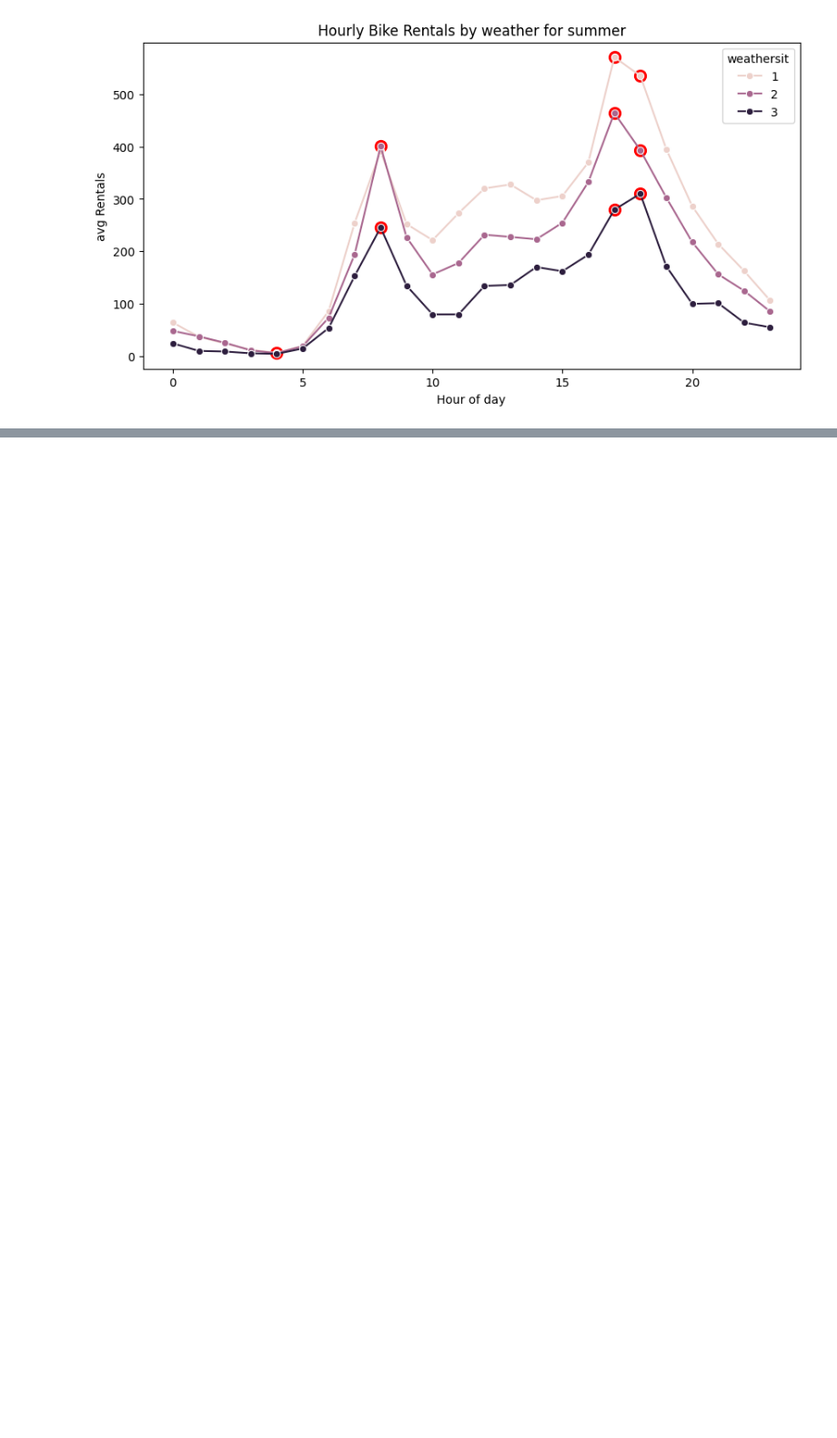
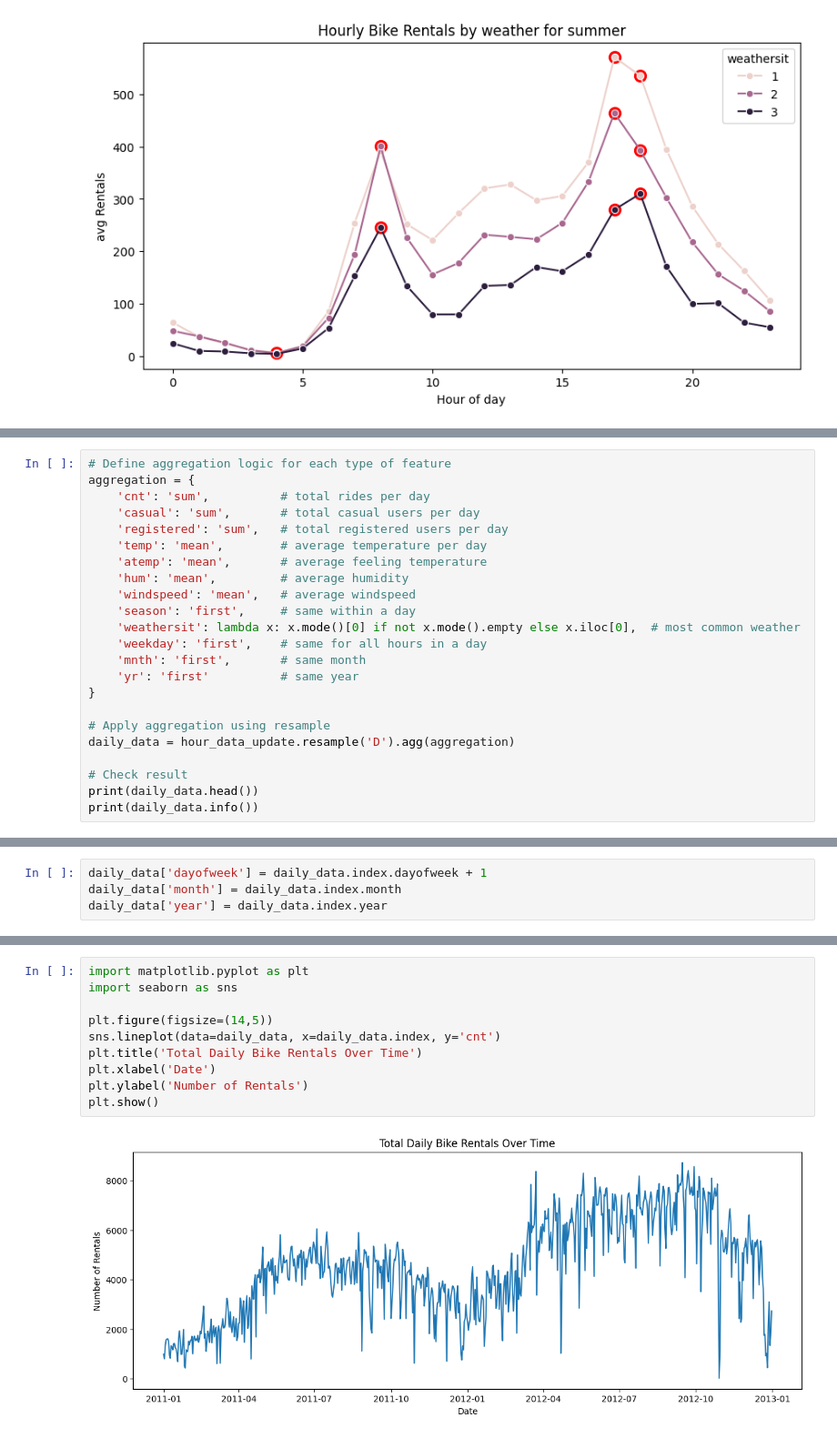
Before and after one commit to basudeo88/data_mining, a Jupyter notebook: analysis.ipynb, the cells around one changed output, grey strips where cells are left out. Shown at 91% size. Saved outputs shown, nothing was run; the diff lists cells and outputs as text; blank space fills up the shorter version.

```diff
--- a/analysis.ipynb
+++ b/analysis.ipynb
@@ -481,0 +576,23 @@ plt.show()
+# %%
+# Define aggregation logic for each type of feature
+aggregation = {
+    'cnt': 'sum',          # total rides per day
+    'casual': 'sum',       # total casual users per day
+    'registered': 'sum',   # total registered users per day
+    'temp': 'mean',        # average temperature per day
+    'atemp': 'mean',       # average feeling temperature
+    'hum': 'mean',         # average humidity
+    'windspeed': 'mean',   # average windspeed
+    'season': 'first',     # same within a day
+    'weathersit': lambda x: x.mode()[0] if not x.mode().empty else x.iloc[0],  # most common weather
+    'weekday': 'first',    # same for all hours in a day
+    'mnth': 'first',       # same month
+    'yr': 'first'          # same year
+}
+
+# Apply aggregation using resample
+daily_data = hour_data_update.resample('D').agg(aggregation)
+
+# Check result
+print(daily_data.head())
+print(daily_data.info())
@@ -481,0 +617,4 @@ plt.show()
+# %%
+daily_data['dayofweek'] = daily_data.index.dayofweek + 1
+daily_data['month'] = daily_data.index.month
+daily_data['year'] = daily_data.index.year
@@ -481,0 +631,12 @@ plt.show()
+# %%
+import matplotlib.pyplot as plt
+import seaborn as sns
+
+plt.figure(figsize=(14,5))
+sns.lineplot(data=daily_data, x=daily_data.index, y='cnt')
+plt.title('Total Daily Bike Rentals Over Time')
+plt.xlabel('Date')
+plt.ylabel('Number of Rentals')
+plt.show()
+# %% [output]
+[figure, added]
```
Also changed, not shown: parts of 34 cells of this notebook, 1 other file.
